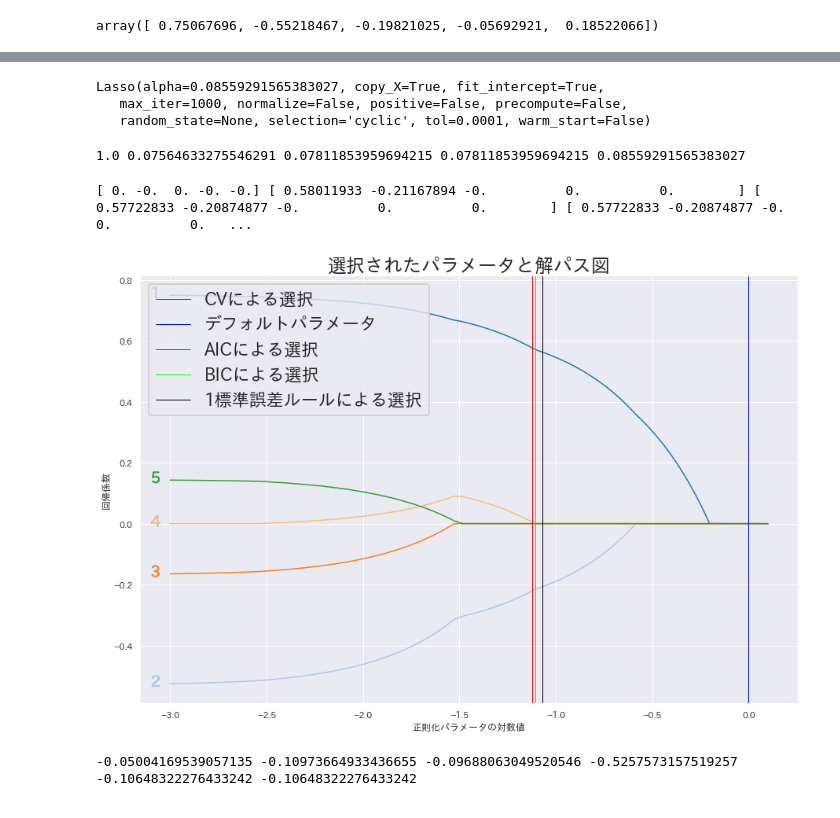
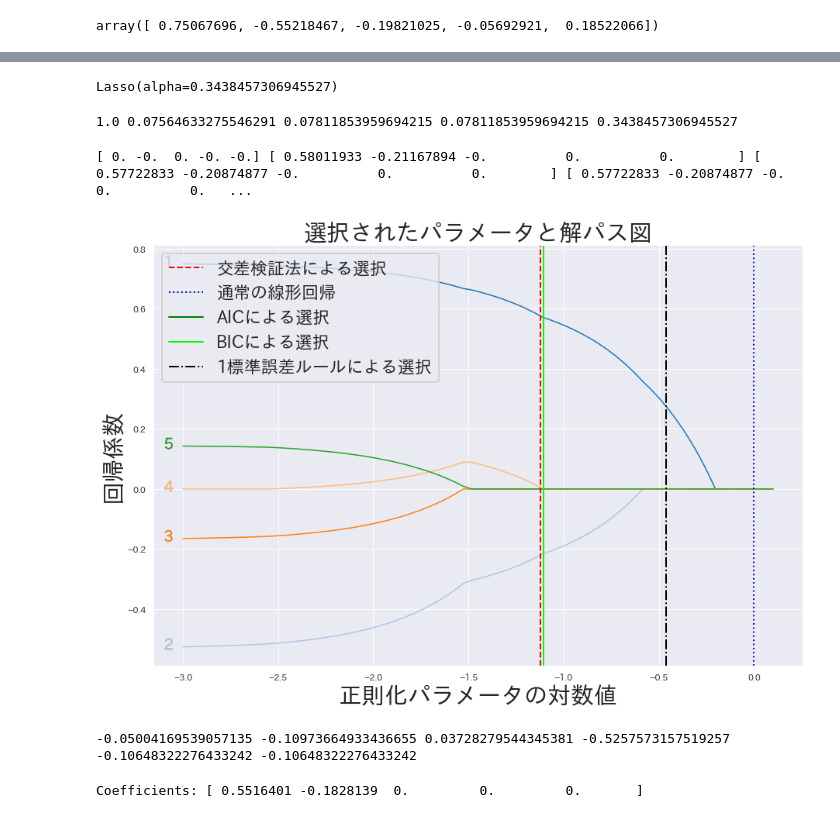
Before and after one commit to hacarus/codezine-sparse-modeling, a Jupyter notebook: 3/vol3.ipynb, the cells around one changed output, grey strips where cells are left out. Drawn from its saved outputs; the diff is of its cells as text; code cells hidden in the pictures.

```diff
--- a/3/vol3.ipynb
+++ b/3/vol3.ipynb
@@ -144,7 +159,7 @@ lin.coef_
 array([ 0.75067696, -0.55218467, -0.19821025, -0.05692921,  0.18522066])
 # %%
 #CVのプロット
-x = np.log(cd_model_cv.alphas_)
+x = np.log10(cd_model_cv.alphas_)
 y = np.array([i.mean() for i in cd_model_cv.mse_path_])
 err = np.array([np.std(i)/math.sqrt(10) for i in cd_model_cv.mse_path_])
 lambda_from_cv = x[np.argmin(y)]
@@ -163,10 +178,10 @@ plt.figure(figsize=(15,10))
 plt.errorbar(x,y,yerr=err,fmt="o",capthick=1,capsize=10,color="orange",ecolor = "orange")
 plt.axvline(x = lambda_from_cv,linestyle=("--"))
 plt.axvline(x = ose_lambda,linestyle=("--"),color="green")
-sns.set_context('notebook')
-plt.title('誤差二乗和の平均の推移',fontsize=20)
-plt.xlabel('正則化パラメータの対数値',fontsize=15)
-plt.ylabel('誤差二乗和の平均',fontsize=15)
+sns.set_context('poster')
+plt.title('誤差二乗和の平均の推移',fontsize=30)
+plt.xlabel('正則化パラメータの対数値',fontsize=30)
+plt.ylabel('誤差二乗和の平均',fontsize=30)
 plt.xticks(fontsize=15)
 plt.yticks(fontsize=15)
 sns.set_context('notebook')
@@ -182,15 +197,13 @@ ose_lambda
 ose_lasso = linear_model.Lasso(alpha=pow(10,ose_lambda))
 ose_lasso.fit(X_train,y_train)
 # %% [output]
-Lasso(alpha=0.08559291565383027, copy_X=True, fit_intercept=True,
-   max_iter=1000, normalize=False, positive=False, precompute=False,
-   random_state=None, selection='cyclic', tol=0.0001, warm_start=False)
+Lasso(alpha=0.3438457306945527)
 # %%
 y_pred_ose = ose_lasso.predict(X_test)
 # %%
 print(cd_model.alpha,cd_model_cv.alpha_,aic_lasso.alpha,bic_lasso.alpha,ose_lasso.alpha)
 # %% [output]
-1.0 0.07564633275546291 0.07811853959694215 0.07811853959694215 0.08559291565383027
+1.0 0.07564633275546291 0.07811853959694215 0.07811853959694215 0.3438457306945527
 # %%
 print(cd_model.coef_,
         cd_model_cv.coef_,aic_lasso.coef_,bic_lasso.coef_,ose_lasso.coef_,)
@@ -199,24 +212,24 @@ print(cd_model.coef_,
 # %%
 #解パス
 plt.figure(figsize=(15,10))
 for counter,(i,j) in enumerate(zip(aic_coefs,df.columns)):
     plt.plot(np.log10(aic_alphas),i, color = cm.tab20(counter))
     text = plt.text(-3.1,i[-1]-0.01, j, color = cm.tab20(counter),fontsize =20)
     text.set_path_effects([path_effects.Stroke(linewidth=0.1, foreground='black'),path_effects.Normal()])
-plt.axvline(np.log10(cd_model_cv.alpha_), color="red", linewidth=1, label='CVによる選択')
-plt.axvline(np.log10(cd_model.alpha), color="blue", linewidth=1, label='デフォルトパラメータ')
-plt.axvline(np.log10(aic_best_alpha), color="green", linewidth=1, label='AICによる選択')
-plt.axvline(np.log10(bic_best_alpha), color="lime", linewidth=1, label='BICによる選択')
-plt.axvline(ose_lambda, color='black', linewidth=1, label='1標準誤差ルールによる選択')
+plt.axvline(np.log10(cd_model_cv.alpha_), color="red", linestyle='--',linewidth=2, label='交差検証法による選択')
+plt.axvline(np.log10(cd_model.alpha), color="blue", linewidth=2, linestyle=':', label='通常の線形回帰')
+plt.axvline(np.log10(aic_best_alpha), color="green", linewidth=2, label='AICによる選択')
+plt.axvline(np.log10(bic_best_alpha), color="lime", linewidth=2, label='BICによる選択')
+plt.axvline(ose_lambda, color='black', linewidth=2, linestyle='-.',label='1標準誤差ルールによる選択')
 #plt.xlim(-2.7,0)
 sns.set_context('poster')
-plt.title('選択されたパラメータと解パス図')
-plt.xlabel('正則化パラメータの対数値')
-plt.ylabel('回帰係数')
+plt.title('選択されたパラメータと解パス図',fontsize=30)
+plt.xlabel('正則化パラメータの対数値',fontsize=30)
+plt.ylabel('回帰係数',fontsize=30)
 plt.legend()
 plt.show()
 # %% [output]
-[figure, old version]
+[figure, new version]
 # %%
 #それぞれのモデルのRscore
 modelcdR = r2_score(y_test,y_pred_cd)
@@ -227,7 +240,13 @@ aicR = r2_score(y_test, y_pred_aic)
 bicR = r2_score(y_test, y_pred_bic)
 print(modelcdR,modelcdcvR,oseR,linR,aicR,bicR)
 # %% [output]
--0.05004169539057135 -0.10973664933436655 -0.09688063049520546 -0.5257573157519257 -0.10648322276433242 -0.10648322276433242
+-0.05004169539057135 -0.10973664933436655 0.03728279544345381 -0.5257573157519257 -0.10648322276433242 -0.10648322276433242
+# %%
+model_for_solution = linear_model.Lasso(alpha=10**-1)
+model_for_solution.fit(X_train,y_train)
+print('Coefficients:',model_for_solution.coef_)
+# %% [output]
+Coefficients: [ 0.5516401 -0.1828139  0.         0.         0.       ]
 # %%
 #解パスのみ
 plt.figure(figsize=(15,10))
```
Also changed, not shown: parts of 7 cells of this notebook.
